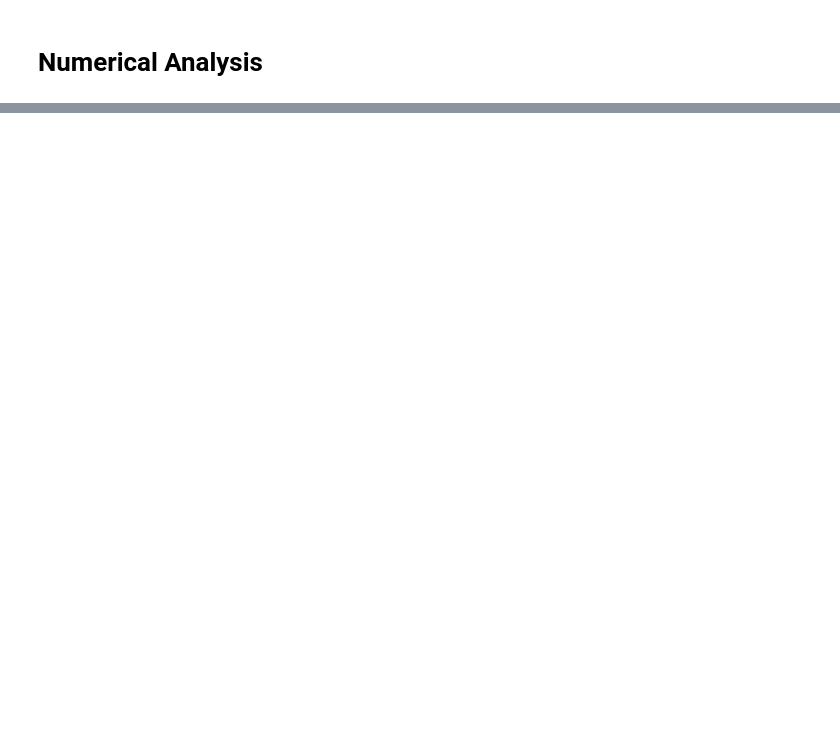
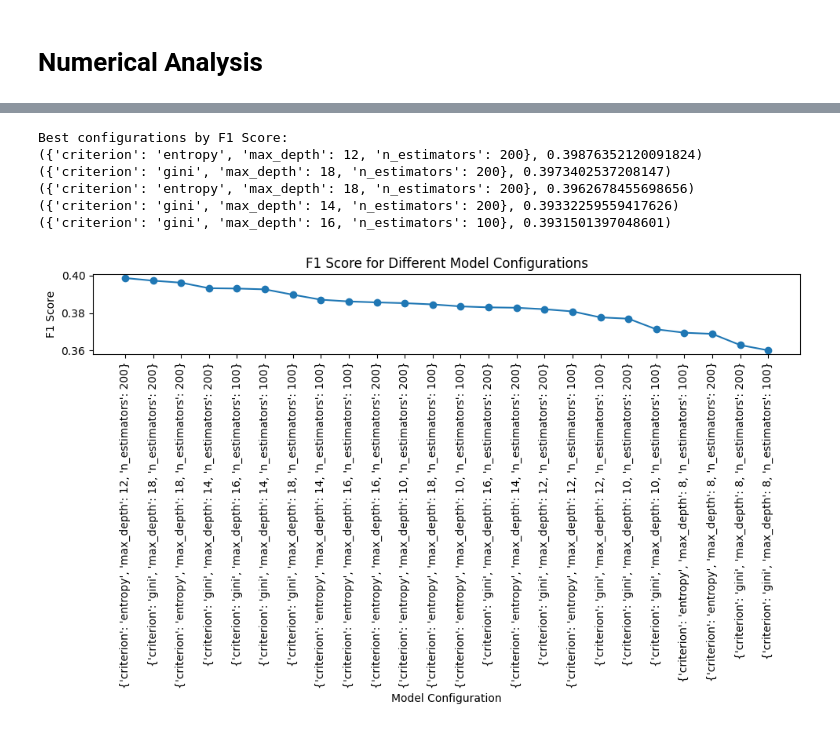
Before and after one commit to DenisProcyon/ML_proj2, a Jupyter notebook: src/main.ipynb, the cells around one changed output, grey strips where cells are left out. Cells and saved outputs as stored; diff of their text form; code cells hidden in the pictures; blank space fills up the shorter version.

```diff
--- a/src/main.ipynb
+++ b/src/main.ipynb
@@ -238,0 +729,44 @@ Highly correlated pairs:
+# %%
+from sklearn.model_selection import train_test_split, ParameterGrid
+
+param_grid = {
+    'n_estimators': [i for i in range(100,300,100)],
+    'criterion': ['gini', 'entropy'],
+    'max_depth': [i for i in range(8,20,2)]
+}
+
+grid = ParameterGrid(param_grid)
+results = []
+
+for params in grid:
+    rf = RandomForestClassifier(**params, random_state=42)
+    rf.fit(X_train, y_train)
+    y_pred = rf.predict(X_test)
+    f1 = f1_score(y_test, y_pred, average='weighted')
+    results.append((params, f1))
+
+results = sorted(results, key=lambda x: x[1], reverse=True)
+
+print("Best configurations by F1 Score:")
+for res in results[:5]:
+    print(res)
+
+params_list = [str(res[0]) for res in results]
+f1_scores = [res[1] for res in results]
+
+plt.figure(figsize=(10, 6))
+plt.plot(range(len(f1_scores)), f1_scores, marker='o')
+plt.xticks(range(len(params_list)), params_list, rotation=90)
+plt.xlabel('Model Configuration')
+plt.ylabel('F1 Score')
+plt.title('F1 Score for Different Model Configurations')
+plt.tight_layout()
+plt.show()
+# %% [output]
+Best configurations by F1 Score:
+({'criterion': 'entropy', 'max_depth': 12, 'n_estimators': 200}, 0.39876352120091824)
+({'criterion': 'gini', 'max_depth': 18, 'n_estimators': 200}, 0.3973402537208147)
+({'criterion': 'entropy', 'max_depth': 18, 'n_estimators': 200}, 0.3962678455698656)
+({'criterion': 'gini', 'max_depth': 14, 'n_estimators': 200}, 0.39332259559417626)
+({'criterion': 'gini', 'max_depth': 16, 'n_estimators': 100}, 0.3931501397048601)
+[figure, added]
```
Also changed, not shown: parts of 44 cells of this notebook, 4 other files.
